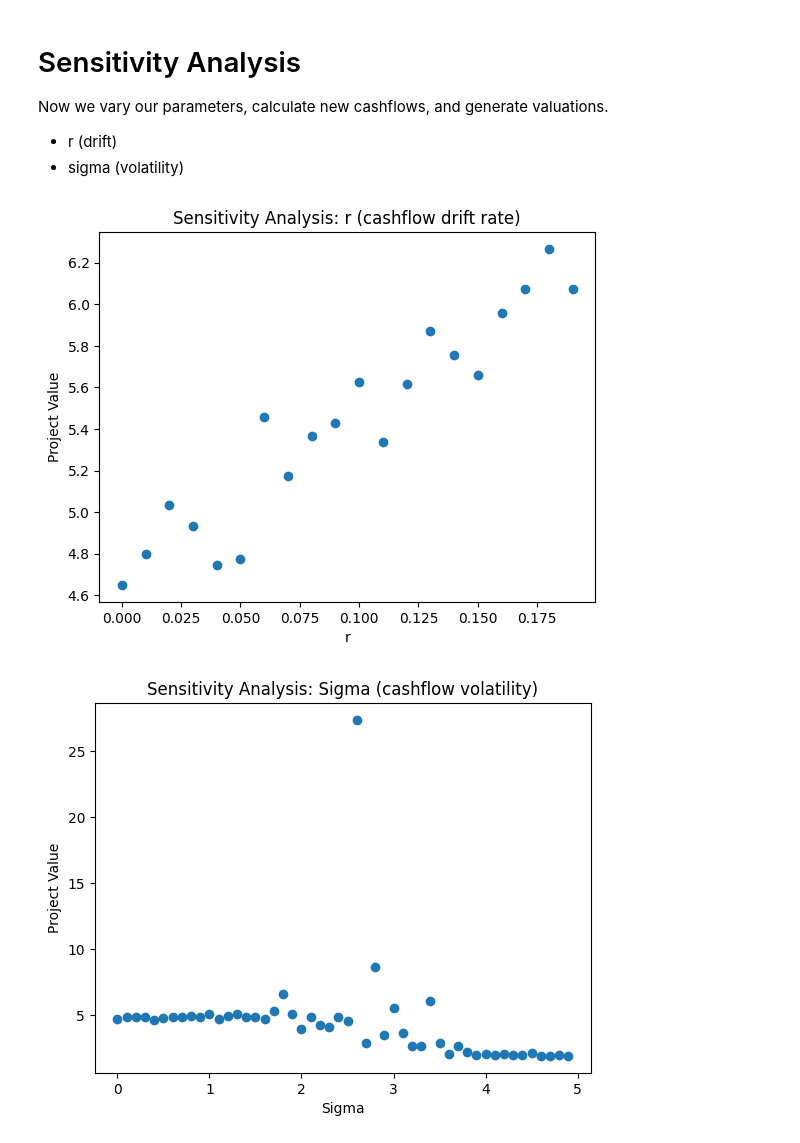
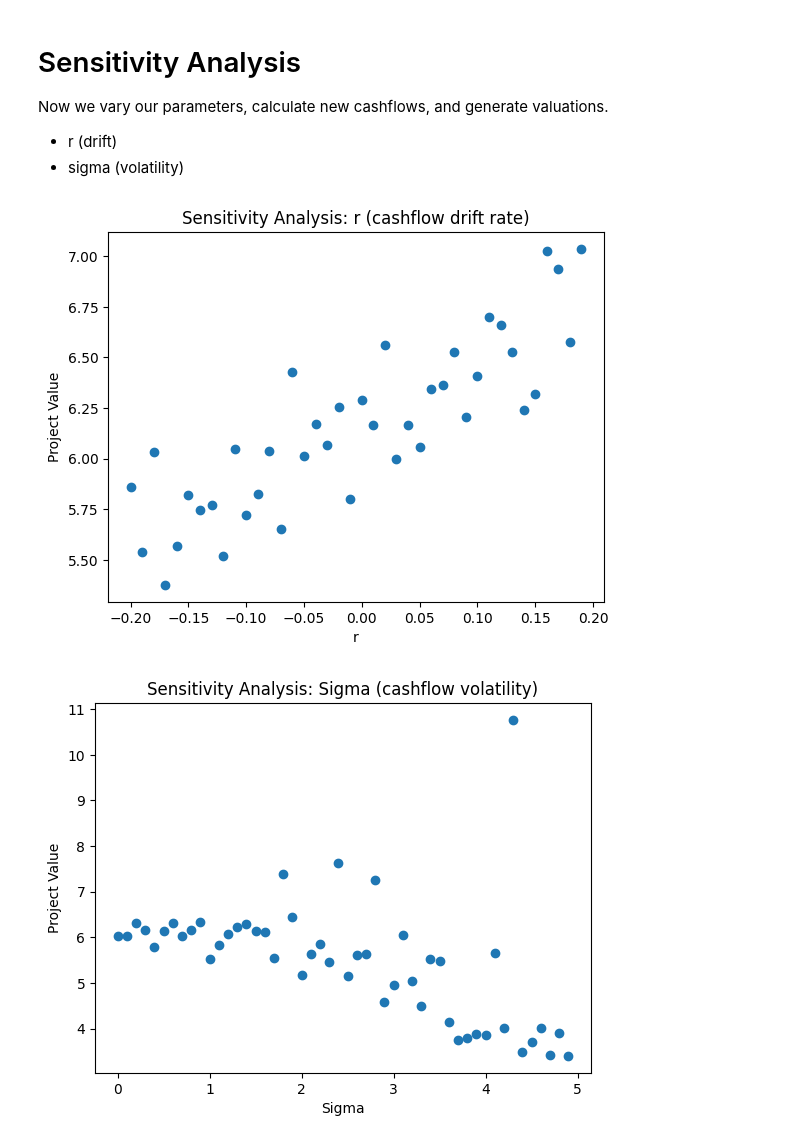
Before and after one commit to Alistair-Russell/Lean-Project-Valuation, a Jupyter notebook: lean_valuation.ipynb, the cells around one changed output. Saved outputs shown, nothing was run; the diff lists cells and outputs as text; code cells hidden in the pictures.

```diff
--- a/lean_valuation.ipynb
+++ b/lean_valuation.ipynb
@@ -377,27 +386,34 @@ Now we vary our parameters, calculate new cashflows, and generate valuations.
 # %%
 # Simulate r
-N = 10000
-r_range = np.arange(0, 0.2, 0.01)
+N = 1000
+STEP = 100
+TIME_ARRAY = np.linspace(0, T, STEP*T+1)
+
+r_range = np.arange(-0.2, 0.2, 0.01)
 rnd = RandomState(seed=1234)
 r_cfs = [CashflowProcess(mu=r, sigma=VOL).simulate(TIME_ARRAY, N, STEP, rnd) for r in r_range]
 r_cds = [CostProcess(1).generate(TIME_ARRAY) for r in r_range]
 r_cos = [CostProcess(0.5).generate(TIME_ARRAY)  for r in r_range]
 # Valuation
 r_vals = [LeanProjectValuation(cp[0], cd, co).valuation() for cp, cd, co in zip(r_cfs, r_cds, r_cos)]
 
 # Plot results
 plt.title("Sensitivity Analysis: r (cashflow drift rate)")
 plt.xlabel("r")
 plt.ylabel("Project Value")
 plt.scatter(r_range, r_vals)
 plt.show()
 # %% [output]
-[figure, old version]
+[figure, new version]
 # %%
 # Simulate volatility
-N = 10000
+N = 1000
+STEP = 100
+TIME_ARRAY = np.linspace(0, T, STEP*T+1)
+
 sigma_range = np.arange(0, 5, 0.1)
 rnd = RandomState(seed=1234)
+rnd = RandomState()
 sigma_cfs = [CashflowProcess(mu=DRIFT, sigma=s).simulate(TIME_ARRAY, N, STEP, rnd) for s in sigma_range]
 sigma_cds = [CostProcess(1).generate(TIME_ARRAY) for s in sigma_range]
 sigma_cos = [CostProcess(0.5).generate(TIME_ARRAY)  for s in sigma_range]
@@ -411,4 +427,4 @@ plt.ylabel("Project Value")
 plt.scatter(sigma_range, sigma_vals)
 plt.show()
 # %% [output]
-[figure, old version]
+[figure, new version]
```
Also changed, not shown: parts of 2 cells of this notebook, 1 other file.
